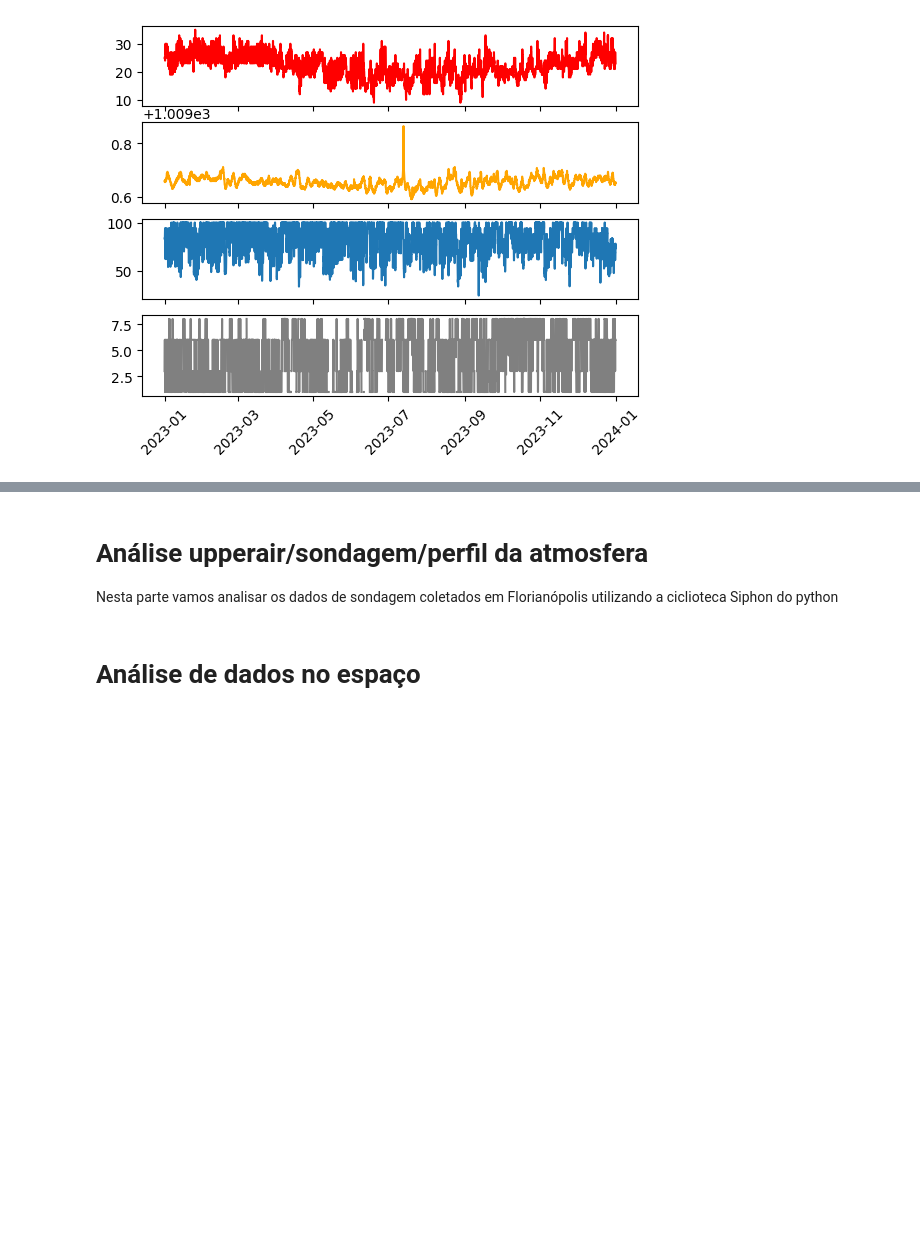
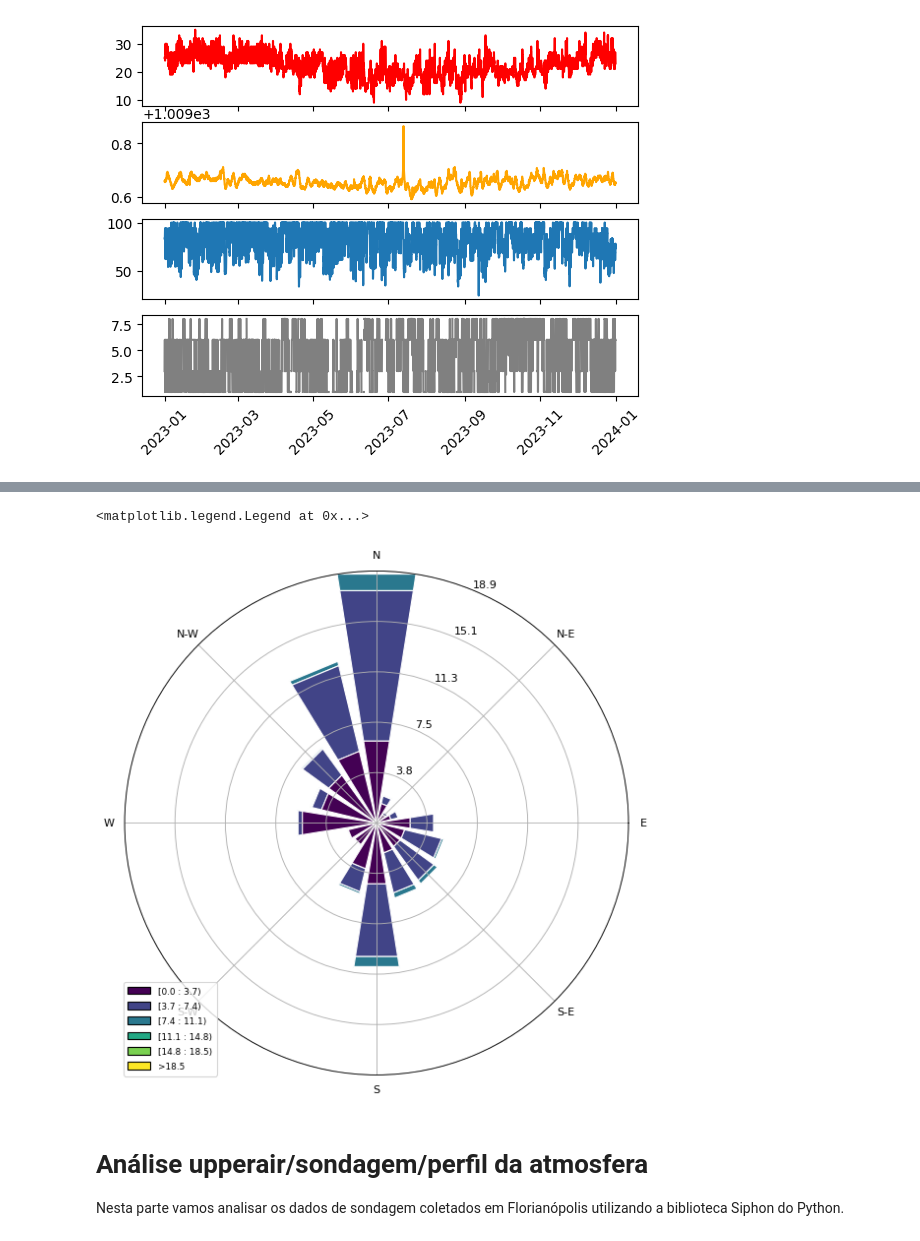
Before and after one commit to brunaboscato/ENS5173_20241, a Jupyter notebook: Atividade02.ipynb, the cells around one changed output, grey strips where cells are left out. Drawn from its saved outputs; the diff is of its cells as text; code cells hidden in the pictures; blank space fills up the shorter version.

```diff
--- a/Atividade02.ipynb
+++ b/Atividade02.ipynb
@@ -163,12 +191,13 @@ print(media_mensal)
 # %%
 # Criando minha rosa dos ventos
 from windrose import WindroseAxes
 
 ax = WindroseAxes.from_ax()
-ax.bar(metSuperficie (...)
+ax.bar(metSuperficie['wd'], metSuperficie['ws'], normed=True, opening=0.8, edgecolor="white")
 ax.set_legend()
+# %% [output]
+<matplotlib.legend.Legend at 0x...>
+[figure, added]
 # %% [markdown]
 # Análise upperair/sondagem/perfil da atmosfera
-Nesta parte vamos analisar os dados de sondagem coletados em Florianópolis utilizando a ciclioteca Siphon do python
+Nesta parte vamos analisar os dados de sondagem coletados em Florianópolis utilizando a biblioteca Siphon do Python.
-# %% [markdown]
-# Análise de dados no espaço
```
Also changed, not shown: parts of 2 cells of this notebook.
